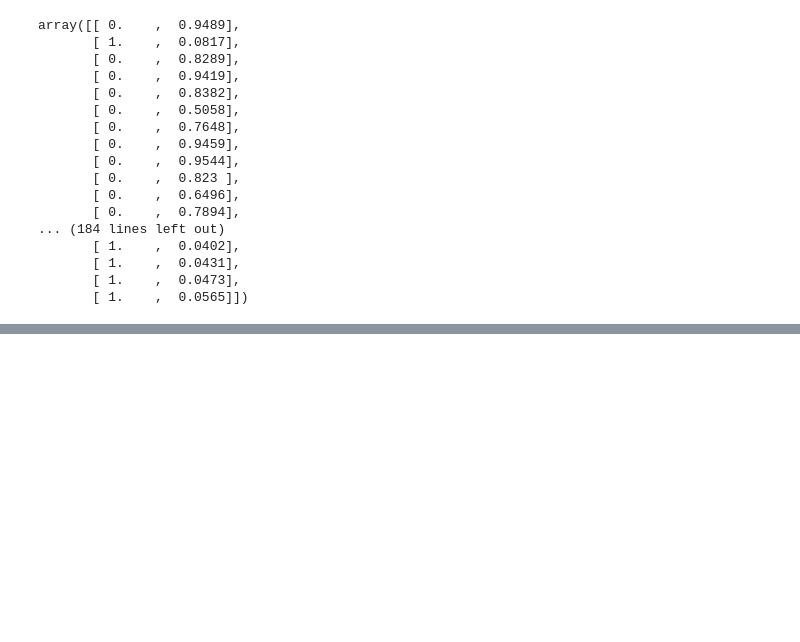
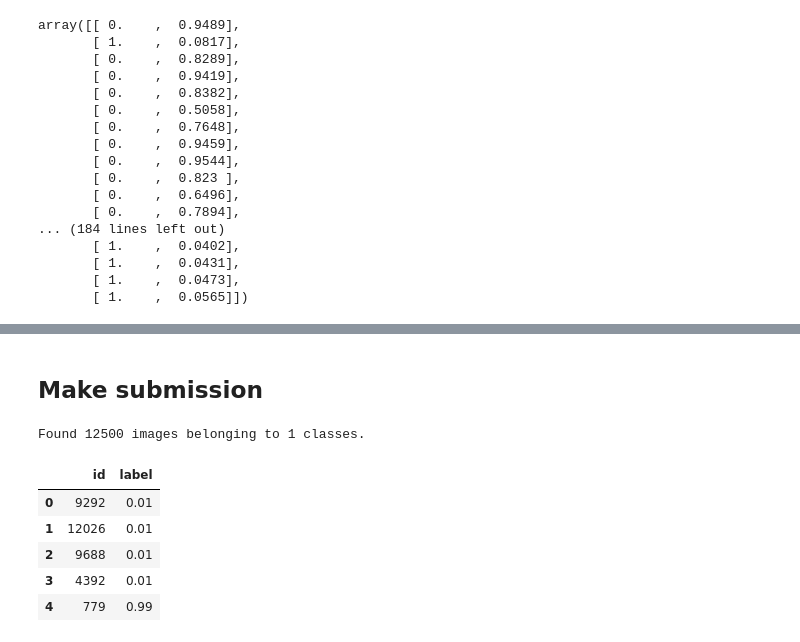
Before and after one commit to salvor7/courses, a Jupyter notebook: deeplearning1/nbs/Lesson 2 - my notebook.ipynb, the cells around one changed output, grey strips where cells are left out. Drawn from its saved outputs; the diff is of its cells as text; code cells hidden in the pictures; blank space fills up the shorter version.

```diff
--- a/deeplearning1/nbs/Lesson 2 - my notebook.ipynb
+++ b/deeplearning1/nbs/Lesson 2 - my notebook.ipynb
@@ -250,0 +295,7 @@ vgg.model.save_weights('model/dogscats/finetune1.h5')
+# %%
+vgg.model.fit_generator(train_batches,
+                       samples_per_epoch=train_batches.N,
+                       nb_epoch=4,
+                       validation_data=valid_batches,
+                       nb_val_samples=valid_batches.N,
+                       )
@@ -250,0 +314,2 @@ vgg.model.save_weights('model/dogscats/finetune1.h5')
+# %% [markdown]
+## Make submission
@@ -250,0 +318,25 @@ vgg.model.save_weights('model/dogscats/finetune1.h5')
+# %%
+test_batches, predictions = vgg.test(path+'test')
+# %% [output]
+Found 12500 images belonging to 1 classes.
+# %%
+# check for extreme predictions
+if np.any(predictions == 1) or np.any(predictions == 0):
+    predictions = np.clip(predictions[:,1], 0.01, 0.99)
+# %%
+submission_rows = [ (int(filename.replace('unknown/', '').replace('.jpg', '')),
+                     predic
+                     )
+        for predic, filename in zip(predictions, test_batches.filenames)
+]
+# %%
+df = pd.DataFrame(submission_rows)
+df.columns = ['id', 'label']
+df.head()
+# %% [output]
+|  | id | label |
+| 0 | 9292 | 0.01 |
+| 1 | 12026 | 0.01 |
+| 2 | 9688 | 0.01 |
+| 3 | 4392 | 0.01 |
+| 4 | 779 | 0.99 |
```
Also changed, not shown: parts of 23 cells of this notebook.
